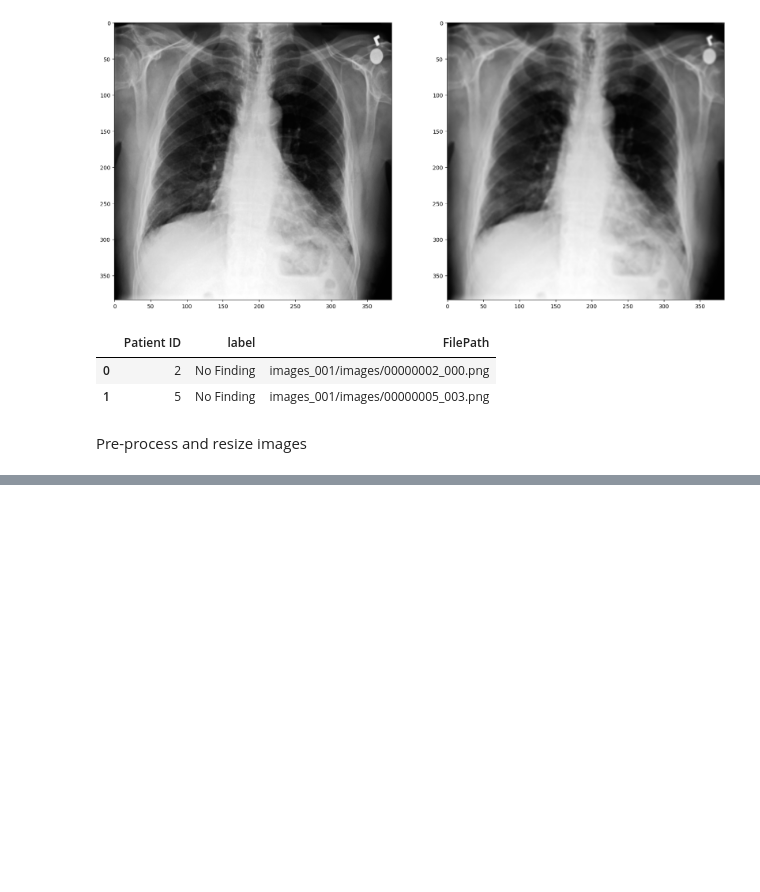
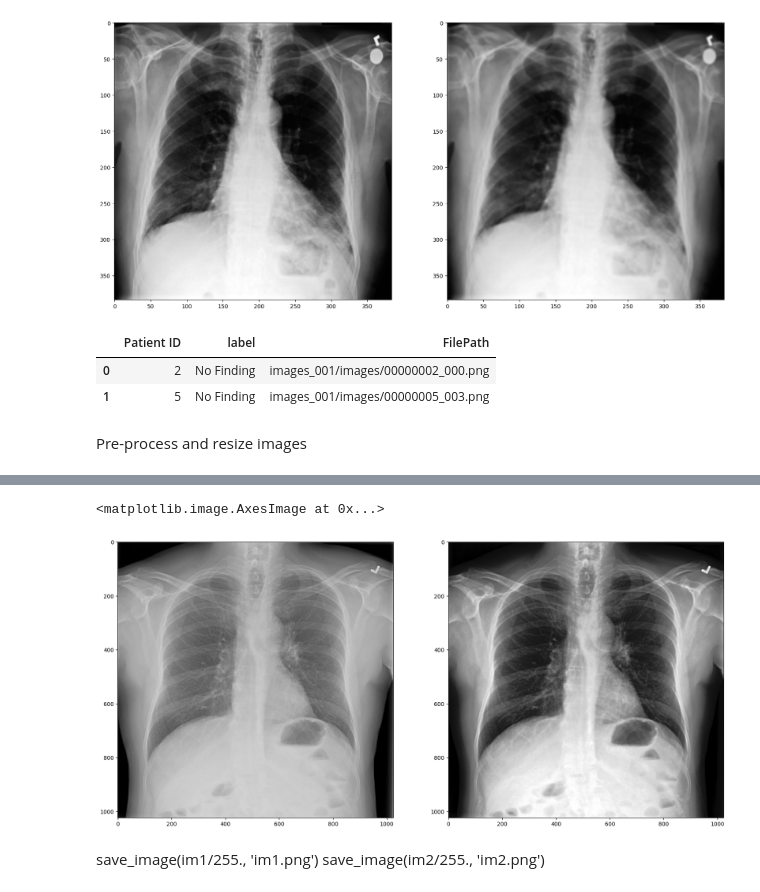
Before and after one commit to rohanchopra/Chest-X-Ray-Classification, a Jupyter notebook: notebooks/xray8/Data Pre-Processing.ipynb, the cells around one changed output, grey strips where cells are left out. Drawn from its saved outputs; the diff is of its cells as text; code cells hidden in the pictures; blank space fills up the shorter version.

```diff
--- a/notebooks/xray8/Data Pre-Processing.ipynb
+++ b/notebooks/xray8/Data Pre-Processing.ipynb
@@ -182,0 +222,10 @@ for idx, row in tqdm(train.iterrows()):
+# %%
+fig, ax = plt.subplots(ncols=2, figsize=(20,10))
+ax[0].imshow(np.transpose(im2.numpy(), (1, 2, 0)), cmap = 'gray')
+ax[1].imshow(np.transpose(im1.numpy(), (1, 2, 0)), cmap = 'gray')
+# %% [output]
+<matplotlib.image.AxesImage at 0x...>
+[figure, added]
+# %% [markdown]
+save_image(im1/255., 'im1.png')
+save_image(im2/255., 'im2.png')
```
Also changed, not shown: parts of 6 cells of this notebook.
